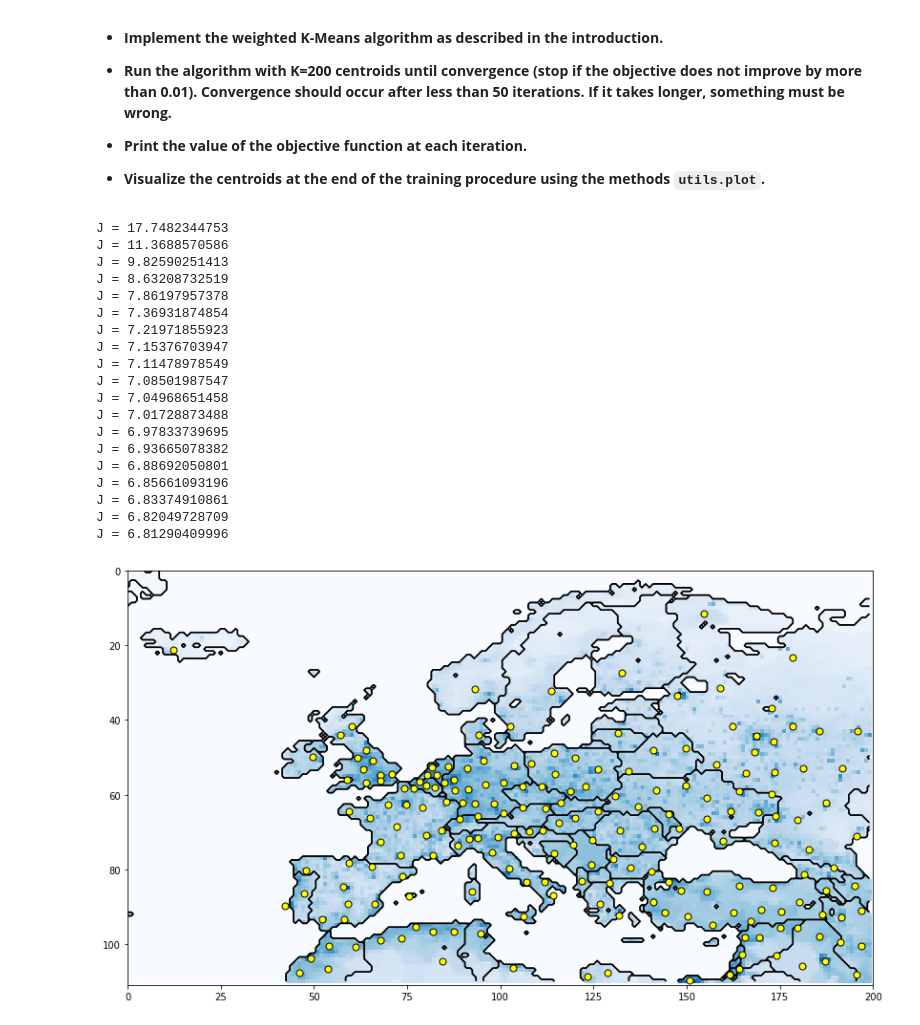
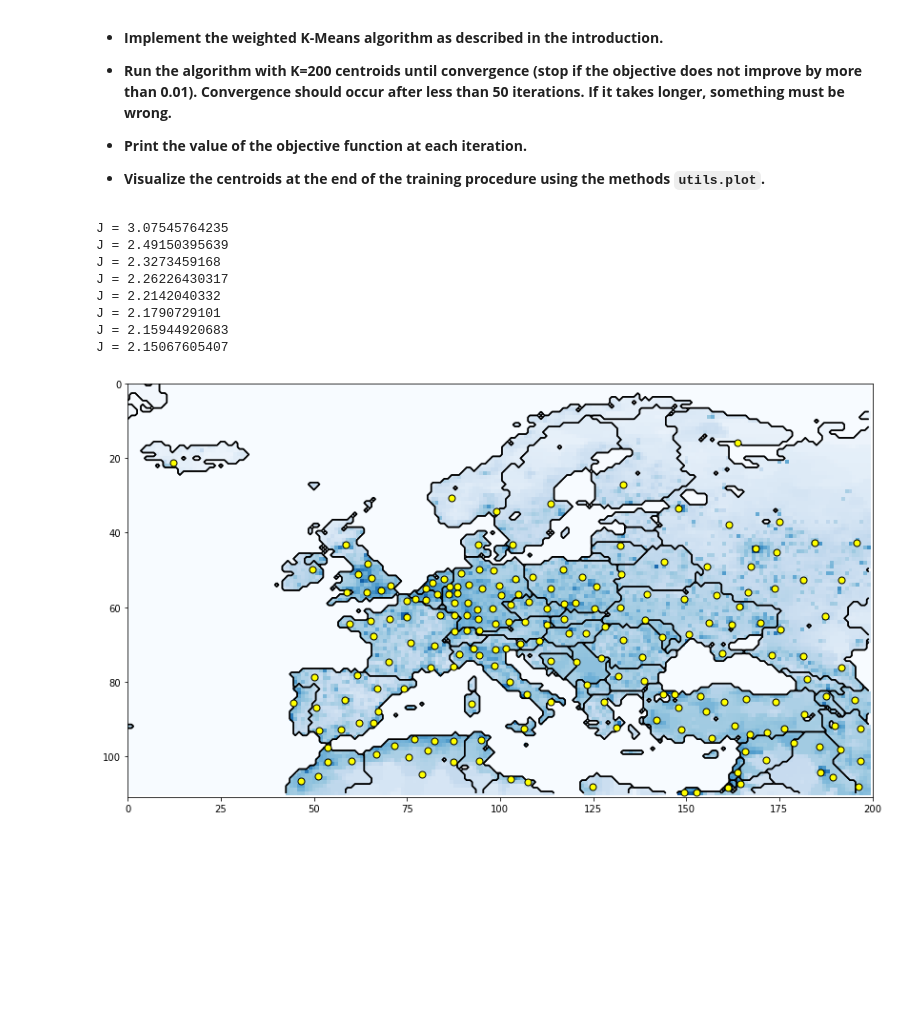
Before and after one commit to tbuz/MachineLearning-TUB, a Jupyter notebook: Week_5/Programming/sheet05.ipynb, the cells around one changed output. Saved outputs shown, nothing was run; the diff lists cells and outputs as text; code cells hidden in the pictures; blank space fills up the shorter version.

```diff
--- a/Week_5/Programming/sheet05.ipynb
+++ b/Week_5/Programming/sheet05.ipynb
@@ -78,8 +78,7 @@ def get_means(k):
     Z = utils.population.sum()
     Joint_dist = 1.0/Z * utils.population
     props = Joint_dist.flatten()
-    A = np.arange(props.shape[0])
-    T = np.random.choice(A,size=200,p=props)
+    T = np.random.choice(props.shape[0],size=200,p=props)
     latitudes = T/utils.ny
     longtitudes = T - latitudes * utils.ny
     Means = 1.0 * np.array([latitudes, longtitudes])
@@ -107,78 +106,65 @@ utils.plot(M[0], M[1])
 
 * **Visualize the centroids at the end of the training procedure using the methods `utils.plot`.**
 # %%
+np.seterr(divide='ignore', invalid='ignore')
+
 def K_Means(k):
     Mu = get_means(k)
+
     X,Y = np.meshgrid(np.arange(utils.ny), np.arange(utils.nx))
     lat = Y.flatten()
     lon = X.flatten()
     lat = lat[:,np.newaxis]
     lon = lon[:,np.newaxis]
+
     J_old = -1
     J_curr = -1
+
     W = utils.population.flatten()
     W = W[:, np.newaxis]
 
 
     while True:
         # calculate distances
-        D_1 = lat - Mu[0]
-        D_2 = lon - Mu[1]
-        D = D_1**2  + D_2**2
+        D = np.sqrt((lat - Mu[0])**2  + (lon - Mu[1])**2)
 
         # Expectation: Get indecies of centers
-        C_index = D.argmin(axis=1)
-        D_mins = D.min(axis=1)
+        C_index = np.nanargmin(D,axis=1)
+        D_mins = np.nanmin(D, axis=1)
 
         # calc J
         J_old = J_curr
         J_curr = D_mins.reshape(utils.population.shape)
 
         J_curr = J_curr  * utils.population
         J_curr = J_curr.sum()/ utils.population.sum()
 
         print "J = " + str(J_curr)
-        if  np.isnan(J_curr):
-            print "FATAL ERROR: We all gonnan die."
+
+        if ( np.absolute(J_old - J_curr) <= 0.01 ):
             break
-
-
-
-        if (J_old > 0)  and (J_curr > 0):
-            if J_old - J_curr <= 0.01:
-                break
 
         # Maximizaton
         M_1 = lat * W
         M_2 = lon * W
 
         H = np.zeros(D.shape)
         H[np.arange(C_index.shape[0]),C_index] = 1
         Div = np.sum(W * H, axis=0)
         M_1 = np.sum(M_1 * H, axis=0)/Div
         M_2 = np.sum(M_2 * H, axis=0)/Div
         Mu  = np.array([M_1,M_2])
     return Mu
+
 C = K_Means(200)
 utils.plot(C[0],C[1])
 # %% [output]
-J = 17.7482344753
-J = 11.3688570586
-J = 9.82590251413
-J = 8.63208732519
-J = 7.86197957378
-J = 7.36931874854
-J = 7.21971855923
-J = 7.15376703947
-J = 7.11478978549
-J = 7.08501987547
-J = 7.04968651458
-J = 7.01728873488
-J = 6.97833739695
-J = 6.93665078382
-J = 6.88692050801
-J = 6.85661093196
-J = 6.83374910861
-J = 6.82049728709
-J = 6.81290409996
+J = 3.07545764235
+J = 2.49150395639
+J = 2.3273459168
+J = 2.26226430317
+J = 2.2142040332
+J = 2.1790729101
+J = 2.15944920683
+J = 2.15067605407
-[figure, old version]
+[figure, new version]
```
Also changed, not shown: parts of 1 cell of this notebook.
